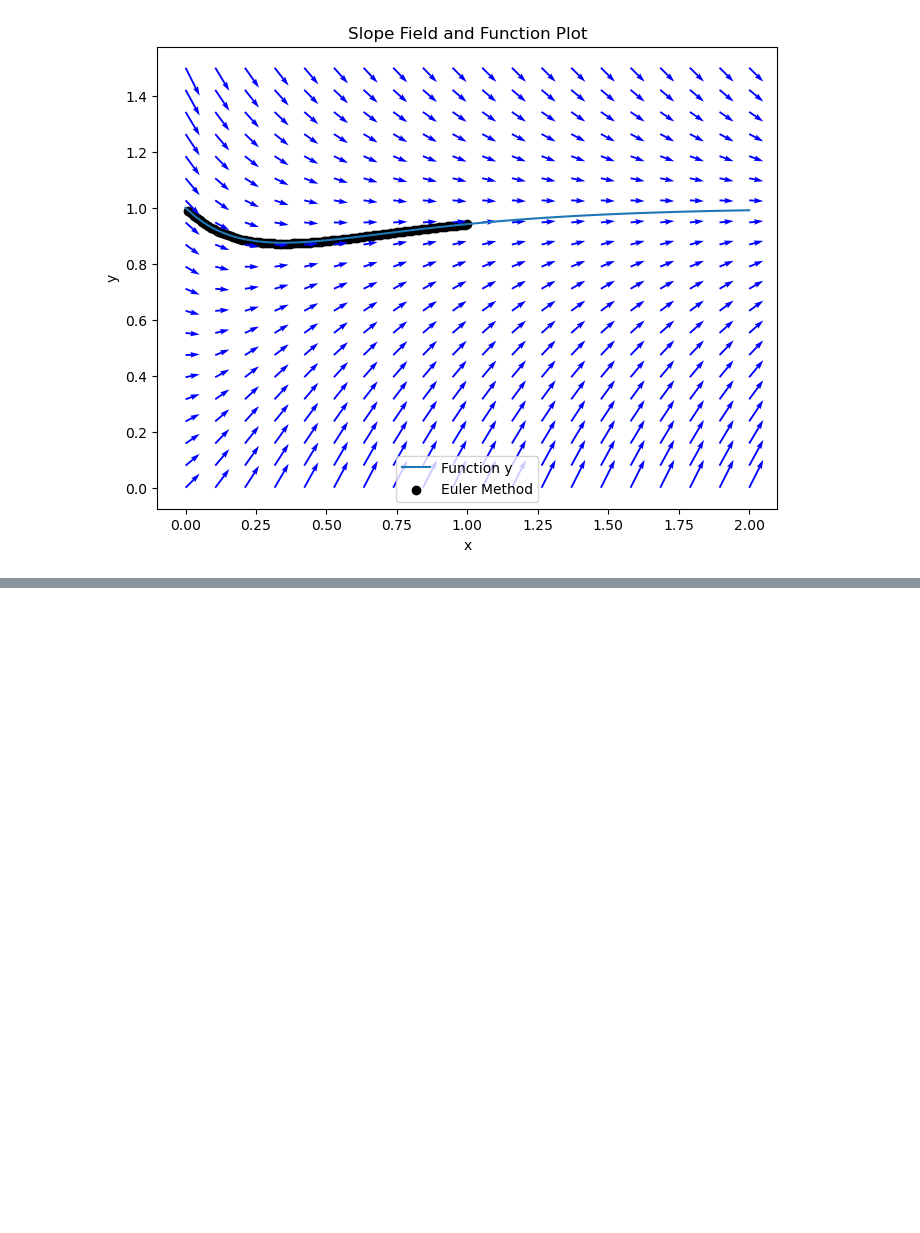
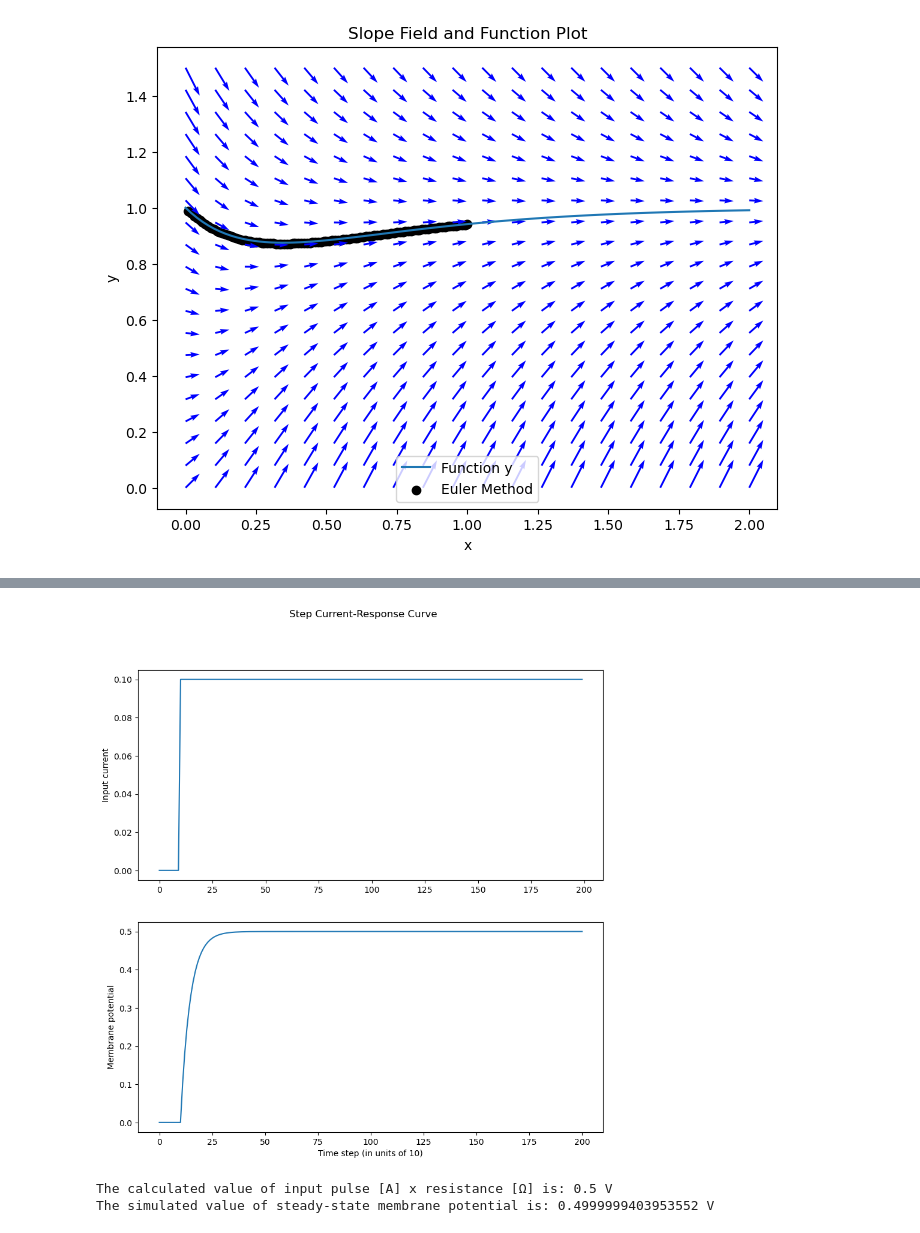
Before and after one commit to anmutechsupport/snn-neuronic, a Jupyter notebook: snnTorch_tutorials/LIF.ipynb, the cells around one changed output, grey strips where cells are left out. Cells and saved outputs as stored; diff of their text form; code cells hidden in the pictures; blank space fills up the shorter version.

```diff
--- a/snnTorch_tutorials/LIF.ipynb
+++ b/snnTorch_tutorials/LIF.ipynb
@@ -135,0 +208,39 @@ plt.show()
+# %%
+# Initialize input current pulse
+cur_in = torch.cat((torch.zeros(10), torch.ones(190)*0.1), 0)  # input current turns on at t=10
+
+# Initialize membrane, output and recordings
+mem = torch.zeros(1)  # membrane potential of 0 at t=0
+spk_out = torch.zeros(1)  # neuron needs somewhere to sequentially dump its output spikes
+mem_rec = [mem]
+# %%
+num_steps = 200
+
+# pass updated value of mem and cur_in[step] at every time step
+for step in range(num_steps):
+  spk_out, mem = lif1(cur_in[step], mem)
+  mem_rec.append(mem)
+
+# crunch -list- of tensors into one tensor
+mem_rec = torch.stack(mem_rec)
+
+def plot_step_current_response(cur_in, mem_rec, step_size):
+    fig, axs = plt.subplots(2, 1, figsize=(10, 10))
+    fig.suptitle('Step Current-Response Curve')
+    axs[0].plot(cur_in)
+    axs[0].set_ylabel('Input current')
+    axs[1].plot(mem_rec)
+    axs[1].set_xlabel('Time step (in units of {})'.format(step_size))
+    axs[1].set_ylabel('Membrane potential')
+    plt.show()
+
+
+plot_step_current_response(cur_in, mem_rec, 10)
+# %% [output]
+[figure, added]
+# %%
+print(f"The calculated value of input pulse [A] x resistance [Ω] is: {cur_in[11]*lif1.R} V")
+print(f"The simulated value of steady-state membrane potential is: {mem_rec[200][0]} V")
+# %% [output]
+The calculated value of input pulse [A] x resistance [Ω] is: 0.5 V
+The simulated value of steady-state membrane potential is: 0.4999999403953552 V
```
Also changed, not shown: parts of 42 cells of this notebook.
